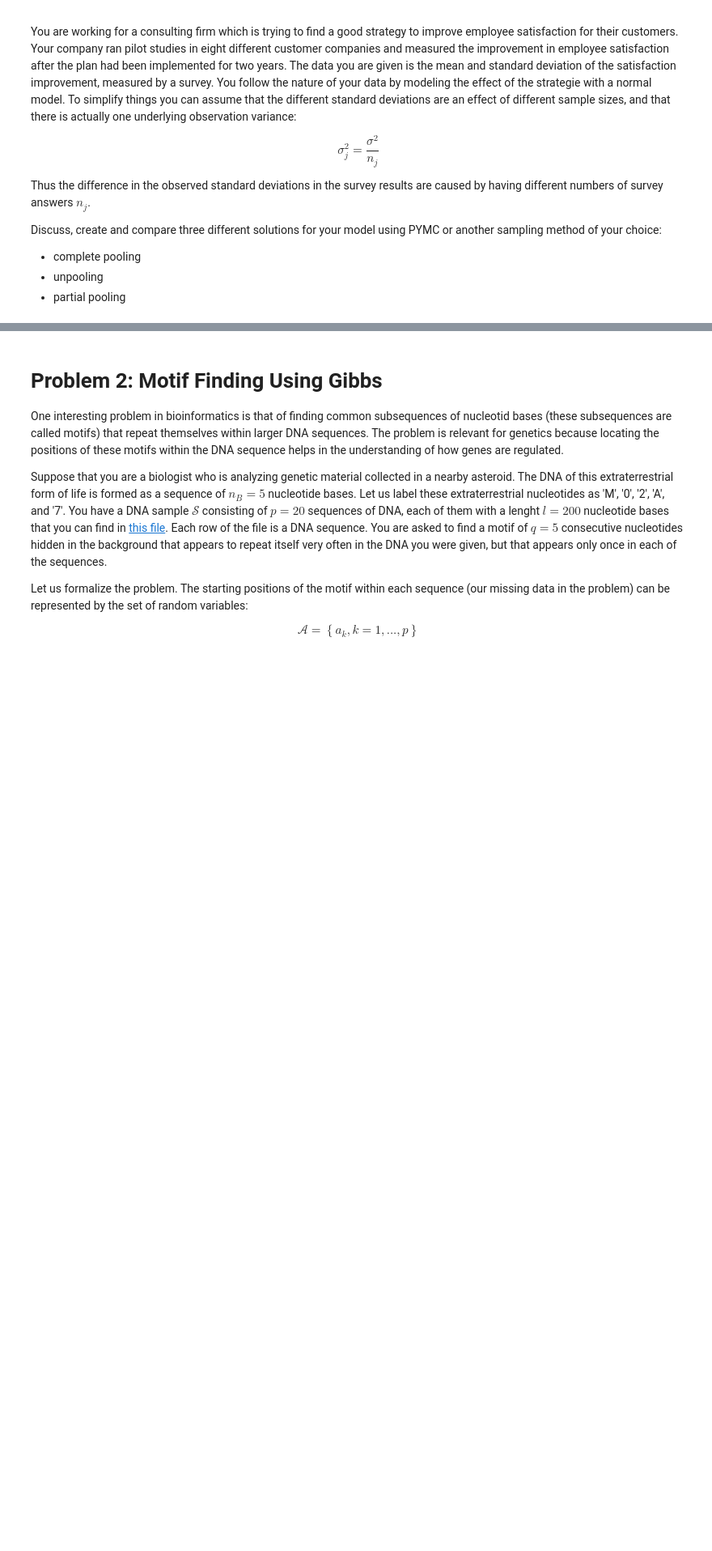
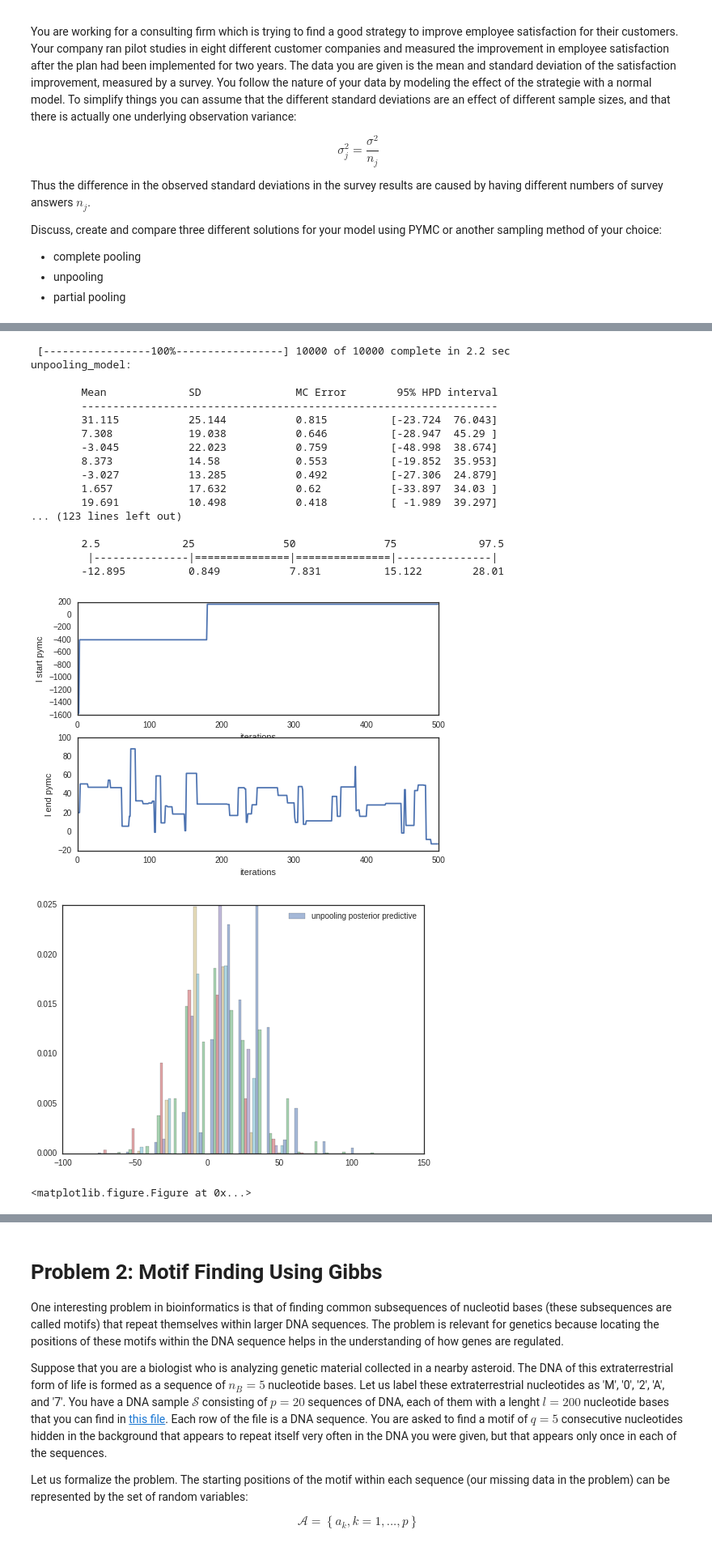
Before and after one commit to kevinchen1000/2016, a Jupyter notebook: Homework/AM207_yufengkevinchen_HW3.ipynb, the cells around one changed output, grey strips where cells are left out. Shown: that part at 81% size. Cells and saved outputs as stored; diff of their text form; code cells hidden in the pictures; blank space fills up the shorter version.

```diff
--- a/Homework/AM207_yufengkevinchen_HW3.ipynb
+++ b/Homework/AM207_yufengkevinchen_HW3.ipynb
@@ -64,0 +176,59 @@ data_std = data[:,1]
+# %%
+#unpooling: we solve for independent mu for each data point
+mu = pm.Container([pm.Normal("mu_%i" %i, 0, 1/1e10) for i in range(8)])
+likelihood = pm.Normal('likelihood',mu=mu,tau=1/data_std**2,value=data_means,observed=True)
+
+unpooling_model = pm.Model([mu,likelihood])
+mcmc = pm.MCMC(unpooling_model)
+
+mcmc.sample(iter=10000,burn=0)
+
+#analyze result
+burnin = 500
+plt.subplot(2,1,1)
+plt.plot(mu[0].trace()[:burnin])
+#plt.ylim(12,20)
+plt.xlabel('iterations')
+plt.ylabel('l start pymc')
+
+plt.subplot(2,1,2)
+plt.plot(mu[0].trace()[-burnin:])
+#plt.ylim(12,20)
+plt.xlabel('iterations')
+plt.ylabel('l end pymc')
+
+#posterior predictive
+mu_pp = pm.Normal('unpooling_model',mu=mu)
+pp_model = pm.Model([mu_pp])
+mcmc = pm.MCMC(pp_model)
+mcmc.sample(iter=10000,burn=1000,thin=10)
+
+fig2 = plt.figure()
+plt.hist(mu_pp.trace(),normed=True,alpha=0.5,label='unpooling posterior predictive')
+plt.legend()
+
+fig3 = plt.figure()
+pm.Matplot.gof_plot(mu_pp.trace(),data_means,name='\mu')
+
+mcmc.summary()
+# %% [output]
+ [-----------------100%-----------------] 10000 of 10000 complete in 2.2 sec
+unpooling_model:
+
+        Mean             SD               MC Error        95% HPD interval
+        ------------------------------------------------------------------
+        31.115           25.144           0.815          [-23.724  76.043]
+        7.308            19.038           0.646          [-28.947  45.29 ]
+        -3.045           22.023           0.759          [-48.998  38.674]
+        8.373            14.58            0.553          [-19.852  35.953]
+        -3.027           13.285           0.492          [-27.306  24.879]
+        1.657            17.632           0.62           [-33.897  34.03 ]
+        19.691           10.498           0.418          [ -1.989  39.297]
+... (123 lines left out)
+
+        2.5             25              50              75             97.5
+         |---------------|===============|===============|---------------|
+        -12.895          0.849           7.831          15.122        28.01
+[figure, added]
+[figure, added]
+<matplotlib.figure.Figure at 0x...>
```
Also changed, not shown: parts of 6 cells of this notebook.
